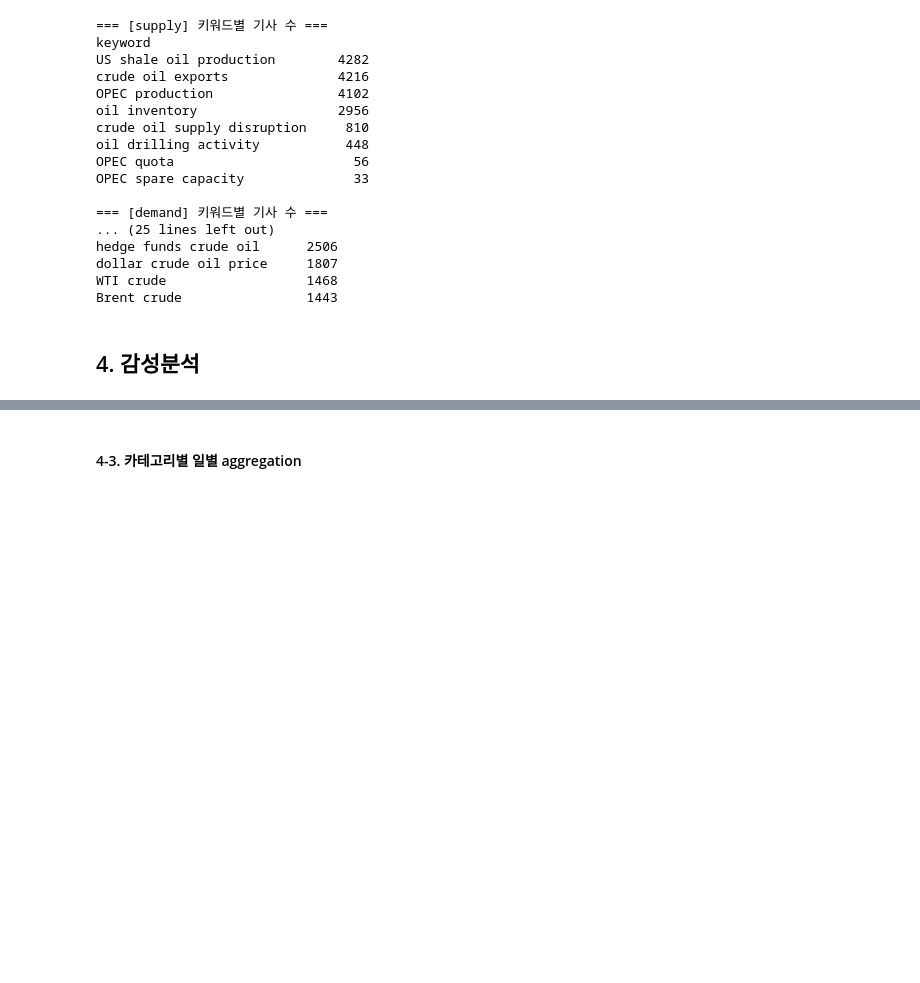
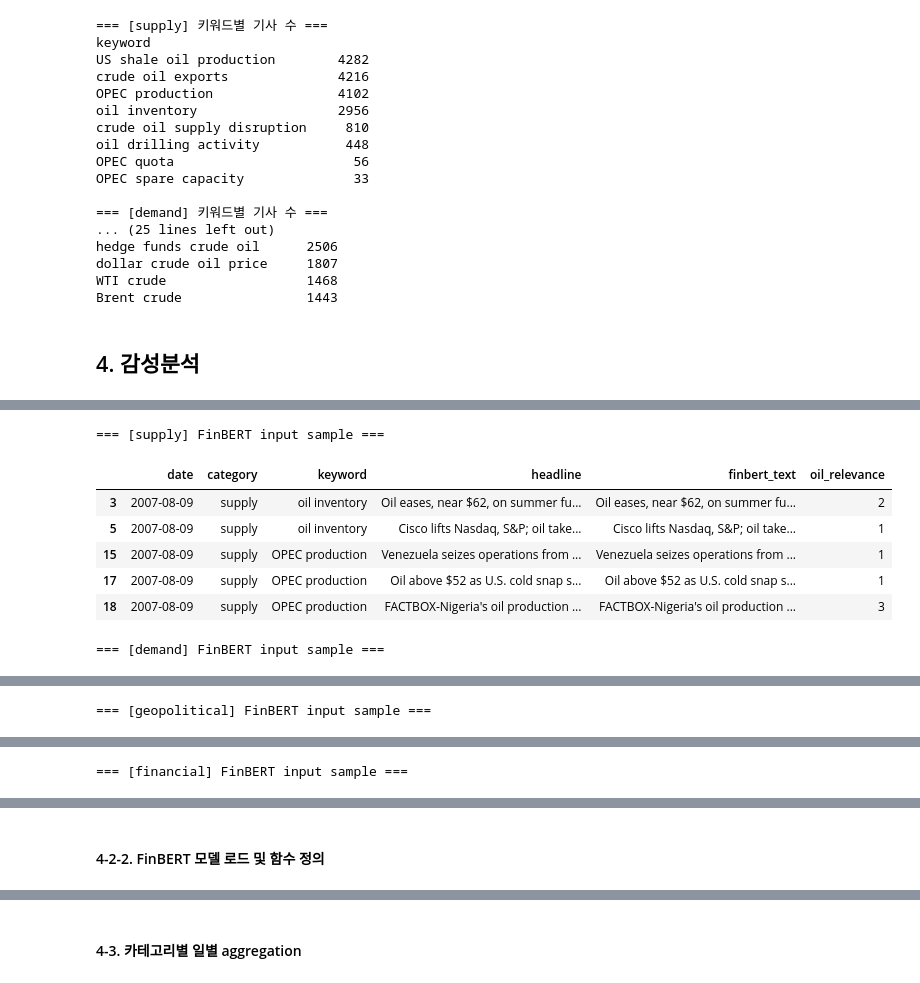
Before and after one commit to choosooa/BAF-26-1-finance_2, a Jupyter notebook: src/Crawling copy.ipynb, the cells around one changed output, grey strips where cells are left out. Drawn from its saved outputs; the diff is of its cells as text; code cells hidden in the pictures; blank space fills up the shorter version.

Commit message:
Add oil news FinBERT

```diff
--- a/src/Crawling copy.ipynb
+++ b/src/Crawling copy.ipynb
@@ -1561,12 +1563,12 @@ Brent crude                1443
 from pathlib import Path
 import pandas as pd
 
-DATA_DIR = Path("../data/Crawling_raw")
+DATA_DIR = Path("../data/Crawling_Final")
 
 CATEGORIES = ["supply", "demand", "geopolitical", "financial"]
 
 MERGED_FILES = {
-    cat: DATA_DIR / f"oil_{cat}_2007.08-2026.03_merged_with_relevance.csv"
+    cat: DATA_DIR / f"merged_Oil_{cat.capitalize()}_Final.csv"
     for cat in CATEGORIES
 }
 
@@ -1585,7 +1587,7 @@ for cat, file_path in MERGED_FILES.items():
     # headline 결측 제거
     df = df[df["headline"].notna()].copy()
 
-    # 혹시 category 컬럼이 없거나 다른 경우 보정
+    # category 컬럼 보정
     df["category"] = cat
 
     category_news_dfs[cat] = df
@@ -1635,6 +1696,7 @@ for cat in category_news_dfs:
         "before": before,
         "after": after,
         "removed": before - after,
+        "remaining_rate": after / before if before > 0 else 0,
         "removed_rate": (before - after) / before if before > 0 else 0,
     })
 
@@ -1642,6 +1704,7 @@ filter_summary_df = pd.DataFrame(filter_summary)
 
 display(
     filter_summary_df.assign(
-        removed_rate=lambda x: (x["removed_rate"] * 100).round(1)
+        remaining_rate=lambda x: (x["remaining_rate"] * 100).round(1),
+        removed_rate=lambda x: (x["removed_rate"] * 100).round(1),
     )
 )
@@ -1675,4 +1786,15 @@ for cat, df in filtered_category_news_dfs.items():
 # %%
 for cat, df in finbert_input_dfs.items():
     print(f"\n=== [{cat}] FinBERT input sample ===")
-    display(df[["date", "category", "keyword", "headline", "finbert_text", "oil_relevance"]].head())
+    display(
+        df[["date", "category", "keyword", "headline", "finbert_text", "oil_relevance"]].head()
+    )
+# %% [output]
+=== [supply] FinBERT input sample ===
+|  | date | category | keyword | headline | finbert_text | oil_relevance |
+| 3 | 2007-08-09 | supply | oil inventory | Oil eases, near $62, on summer fu... | Oil eases, near $62, on summer fu... | 2 |
+| 5 | 2007-08-09 | supply | oil inventory | Cisco lifts Nasdaq, S&P; oil take... | Cisco lifts Nasdaq, S&P; oil take... | 1 |
+| 15 | 2007-08-09 | supply | OPEC production | Venezuela seizes operations from ... | Venezuela seizes operations from ... | 1 |
+| 17 | 2007-08-09 | supply | OPEC production | Oil above $52 as U.S. cold snap s... | Oil above $52 as U.S. cold snap s... | 1 |
+| 18 | 2007-08-09 | supply | OPEC production | FACTBOX-Nigeria's oil production ... | FACTBOX-Nigeria's oil production ... | 3 |
+=== [demand] FinBERT input sample ===
@@ -1678,0 +1807 @@ for cat, df in finbert_input_dfs.items():
+=== [geopolitical] FinBERT input sample ===
@@ -1678,0 +1814 @@ for cat, df in finbert_input_dfs.items():
+=== [financial] FinBERT input sample ===
@@ -1678,0 +1821,2 @@ for cat, df in finbert_input_dfs.items():
+# %% [markdown]
+#### 4-2-2. FinBERT 모델 로드 및 함수 정의
```
Also changed, not shown: parts of 32 cells of this notebook, 8 other files.
